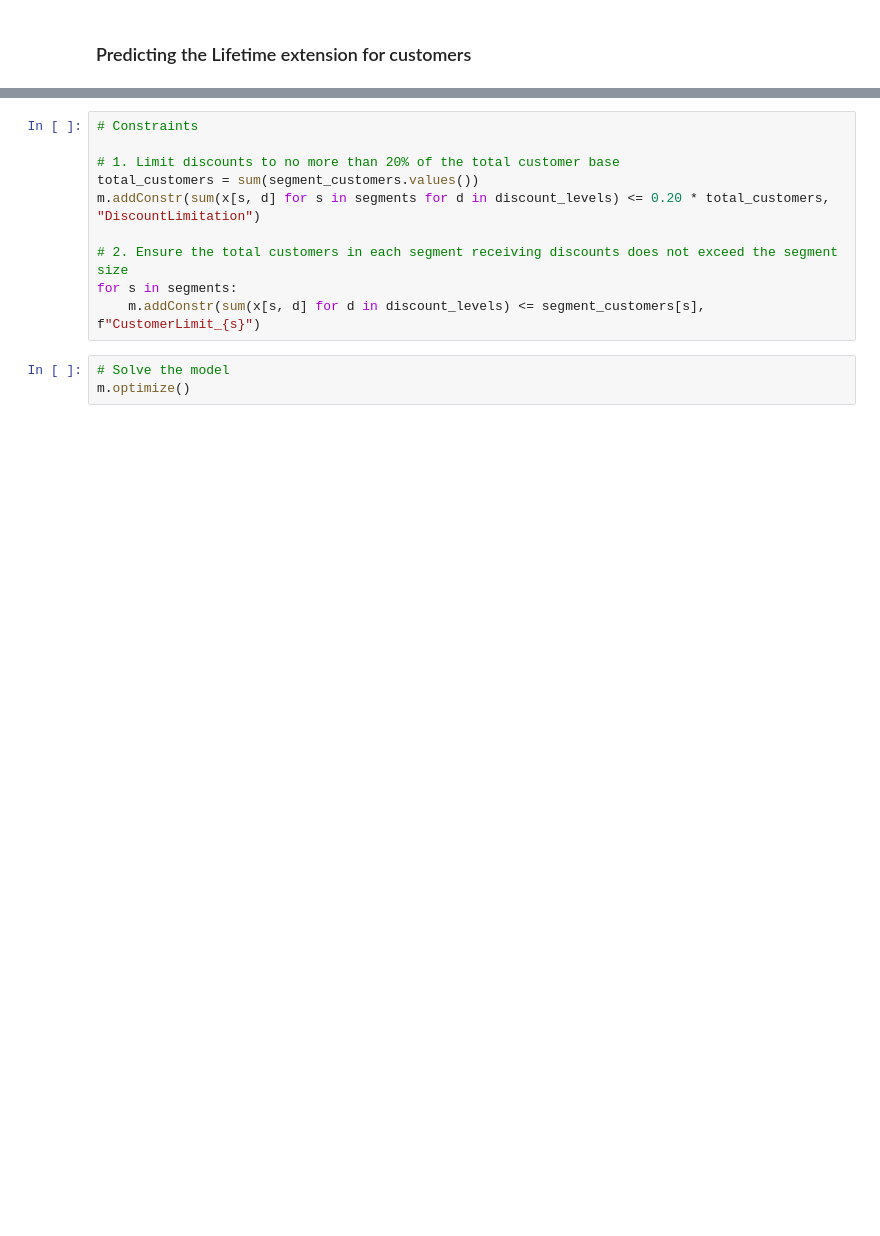
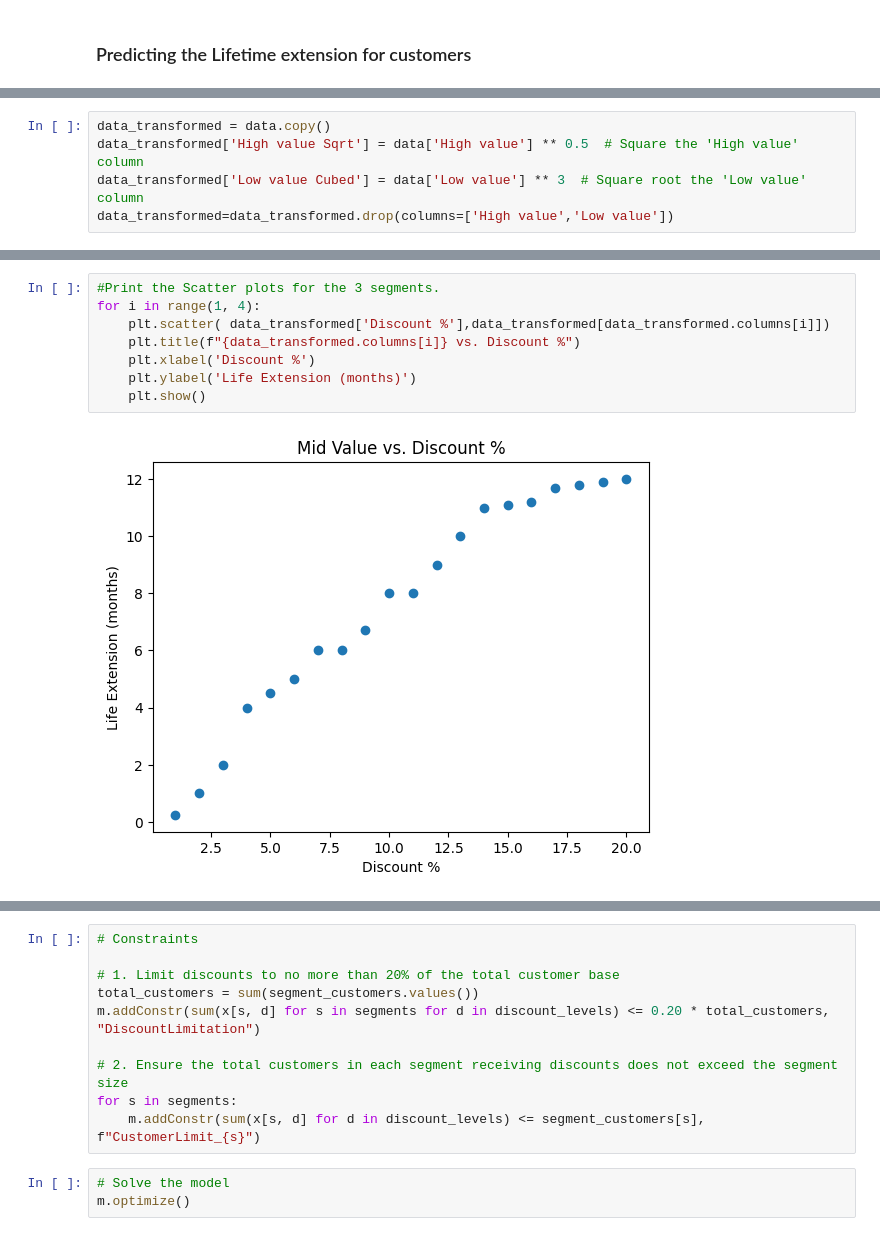
Before and after one commit to anantjoshi27/Schrodinger-s-Cats-group-exercise-5, a Jupyter notebook: Group Exercise_AJs_code.ipynb, the cells around one changed output, grey strips where cells are left out. Drawn from its saved outputs; the diff is of its cells as text; blank space fills up the shorter version.

```diff
--- a/Group Exercise_AJs_code.ipynb
+++ b/Group Exercise_AJs_code.ipynb
@@ -109,0 +55,5 @@ Discount 20.0%: 6.42 months
+# %%
+data_transformed = data.copy()
+data_transformed['High value Sqrt'] = data['High value'] ** 0.5  # Square the 'High value' column
+data_transformed['Low value Cubed'] = data['Low value'] ** 3  # Square root the 'Low value' column
+data_transformed=data_transformed.drop(columns=['High value','Low value'])
@@ -109,0 +69,10 @@ Discount 20.0%: 6.42 months
+# %%
+#Print the Scatter plots for the 3 segments.
+for i in range(1, 4):
+    plt.scatter( data_transformed['Discount %'],data_transformed[data_transformed.columns[i]])
+    plt.title(f"{data_transformed.columns[i]} vs. Discount %")
+    plt.xlabel('Discount %')
+    plt.ylabel('Life Extension (months)')
+    plt.show()
+# %% [output]
+[figure, added]
```
Also changed, not shown: parts of 36 cells of this notebook.
